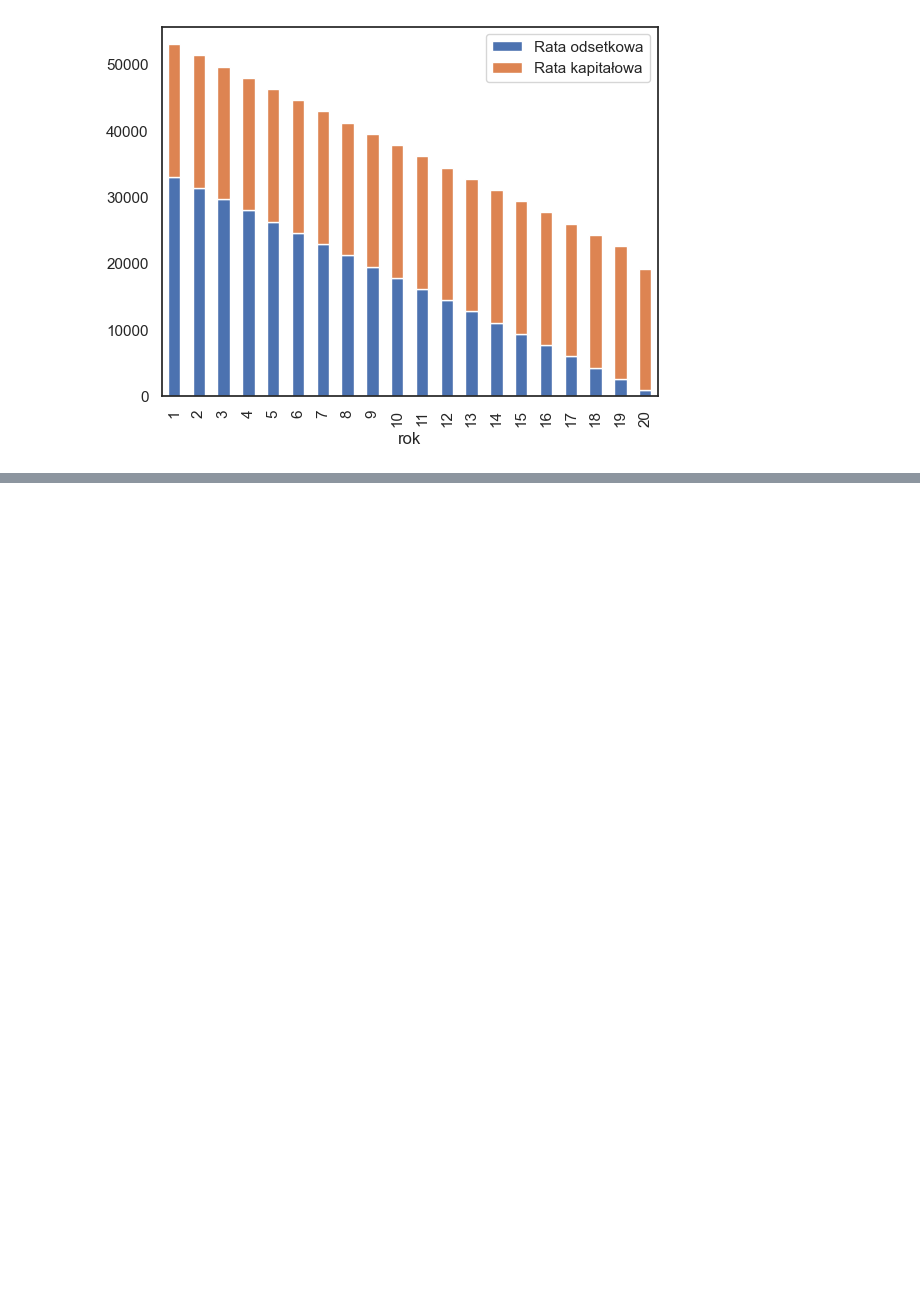
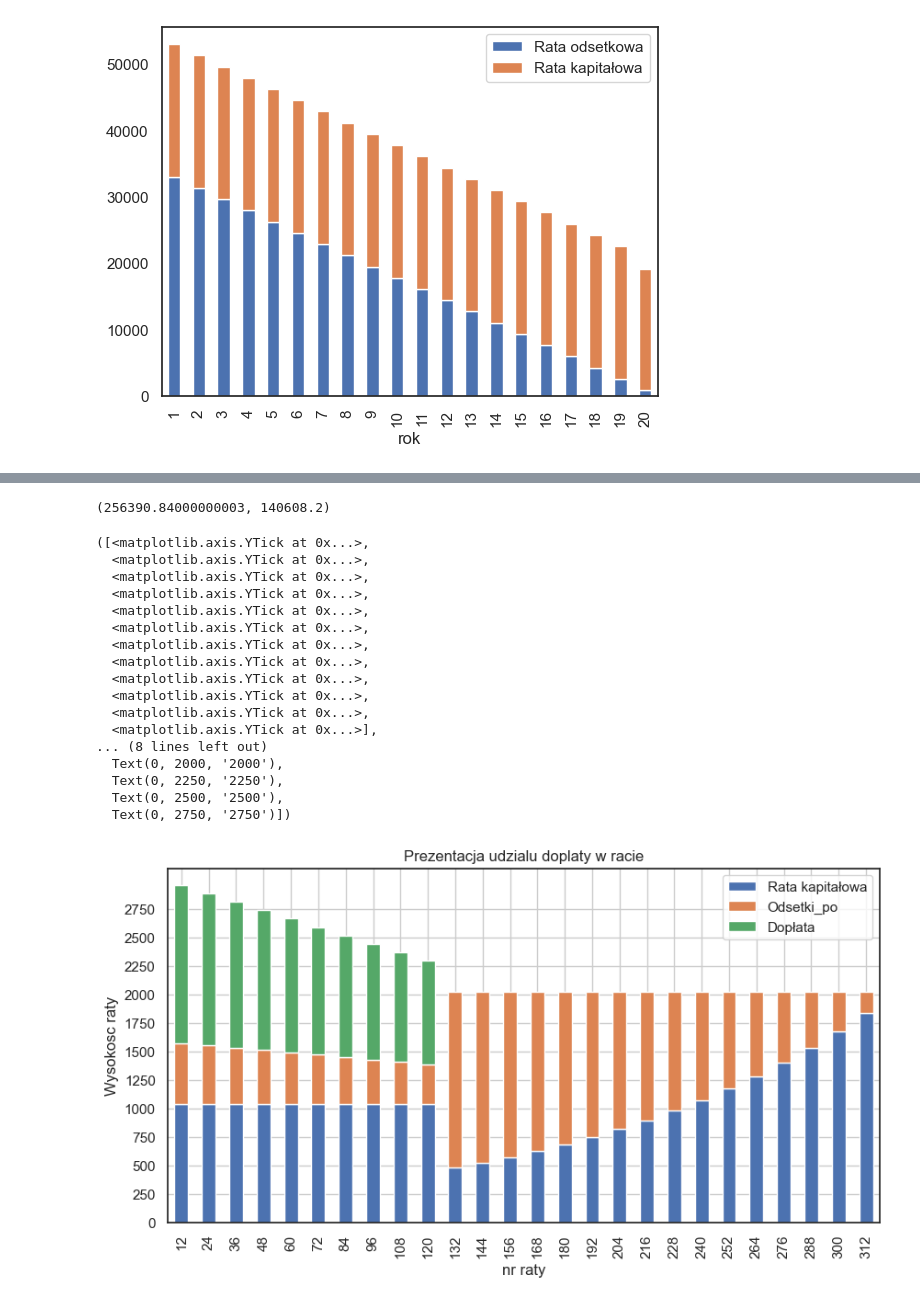
Before and after one commit to krawczyk071/kalkulator, a Jupyter notebook: my/preview.ipynb, the cells around one changed output, grey strips where cells are left out. Saved outputs shown, nothing was run; the diff lists cells and outputs as text; code cells hidden in the pictures; blank space fills up the shorter version.

```diff
--- a/my/preview.ipynb
+++ b/my/preview.ipynb
@@ -126 +122,20 @@ dfpo
 203 rows × 7 columns
+# %%
+# BGK
+gov=8.46
+ile=20
+bgk=8.46*0.9
+kredyt=250000
+
+# PEAKO
+gov=7.14
+ile=27
+bgk=7.14
+r3=9.45 # WOW WIBOR 3M 6,9% + marza 2,55!?
+kredyt=335094 #+9925.12
+
+kredyt4=Kalkulator(kwota_kredytu=kredyt,ilosc_lat=ile,stopa_procentowa=gov,rodzaj_rat=RodzajRat.bezpieczny,wskaznikBGK=bgk,stopa_procentowa3=r3)
+df=kredyt4.harmonogram_to_DF()
+df['Odsetki_po'] = df['Rata odsetkowa']-df['Dopłata']
+df['po_laczna'] = df['Rata kapitałowa']+df['Odsetki_po']
+df
@@ -126,0 +156,33 @@ dfpo
+# %%
+# import numpy as np
+# df.iloc[np.r_[0:5, 118:122, ]]
+df['Odsetki_po'].sum(),df['Dopłata'].sum()
+# %% [output]
+(256390.84000000003, 140608.2)
+# %%
+show = df[df['Numer raty']%12==0]
+show.plot(kind='bar',x='Numer raty',y=['Rata kapitałowa','Odsetki_po','Dopłata'], stacked=True,figsize=(10,5))
+plt.title('Prezentacja udzialu doplaty w racie')
+plt.xlabel('nr raty')
+plt.ylabel('Wysokosc raty')
+plt.grid(True)
+plt.yticks(range(0,int(show['Rata łączna'].max()),250))
+# %% [output]
+([<matplotlib.axis.YTick at 0x...>,
+  <matplotlib.axis.YTick at 0x...>,
+  <matplotlib.axis.YTick at 0x...>,
+  <matplotlib.axis.YTick at 0x...>,
+  <matplotlib.axis.YTick at 0x...>,
+  <matplotlib.axis.YTick at 0x...>,
+  <matplotlib.axis.YTick at 0x...>,
+  <matplotlib.axis.YTick at 0x...>,
+  <matplotlib.axis.YTick at 0x...>,
+  <matplotlib.axis.YTick at 0x...>,
+  <matplotlib.axis.YTick at 0x...>,
+  <matplotlib.axis.YTick at 0x...>],
+... (8 lines left out)
+  Text(0, 2000, '2000'),
+  Text(0, 2250, '2250'),
+  Text(0, 2500, '2500'),
+  Text(0, 2750, '2750')])
+[figure, added]
```
Also changed, not shown: parts of 21 cells of this notebook, 3 other files.
